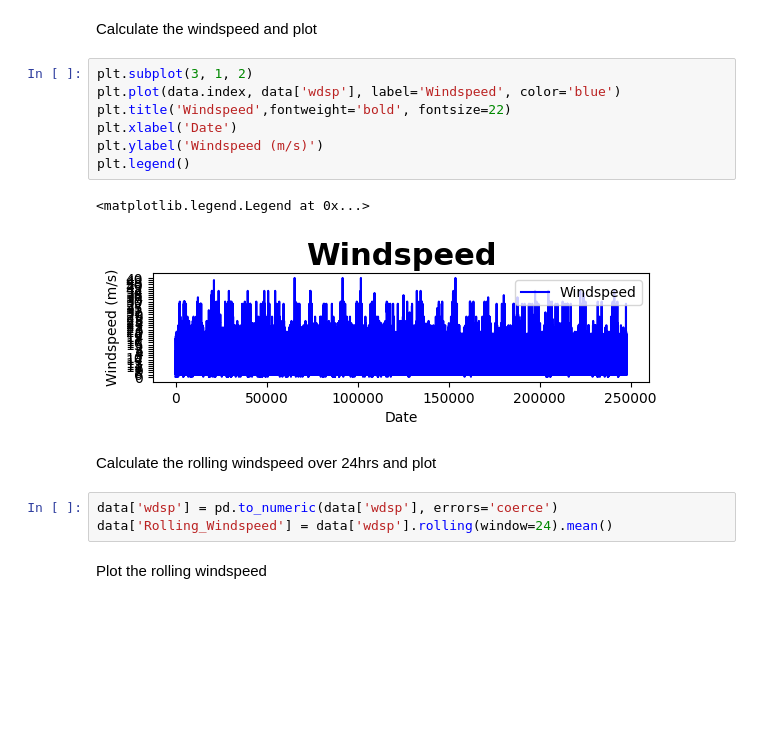
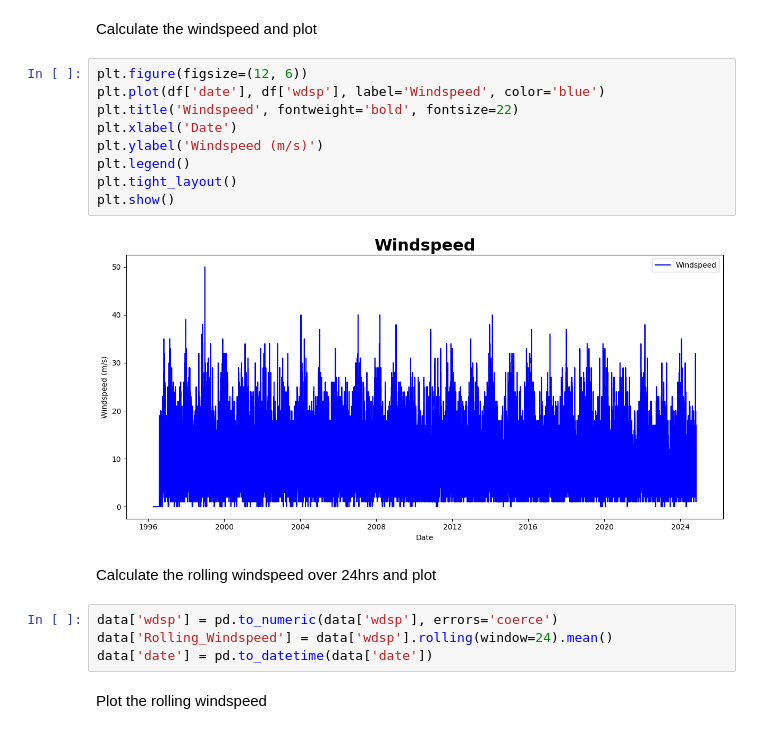
Before and after one commit to GraceMarySmyth/programming-for-data-analytics, a Jupyter notebook: Assignments/assignment_6_Weather.ipynb, the cells around one changed output. Saved outputs shown, nothing was run; the diff lists cells and outputs as text; blank space fills up the shorter version.

```diff
--- a/Assignments/assignment_6_Weather.ipynb
+++ b/Assignments/assignment_6_Weather.ipynb
@@ -165,20 +165,22 @@ df = df.dropna()
 # %% [markdown]
 Calculate the windspeed and plot
 # %%
-plt.subplot(3, 1, 2)
-plt.plot(data.index, data['wdsp'], label='Windspeed', color='blue')
-plt.title('Windspeed',fontweight='bold', fontsize=22)
+plt.figure(figsize=(12, 6))
+plt.plot(df['date'], df['wdsp'], label='Windspeed', color='blue')
+plt.title('Windspeed', fontweight='bold', fontsize=22)
 plt.xlabel('Date')
 plt.ylabel('Windspeed (m/s)')
 plt.legend()
+plt.tight_layout()
+plt.show()
 # %% [output]
-<matplotlib.legend.Legend at 0x...>
-[figure, old version]
+[figure, new version]
 # %% [markdown]
 Calculate the rolling windspeed over 24hrs and plot
 # %%
 data['wdsp'] = pd.to_numeric(data['wdsp'], errors='coerce')
 data['Rolling_Windspeed'] = data['wdsp'].rolling(window=24).mean()
+data['date'] = pd.to_datetime(data['date'])
 # %% [markdown]
 Plot the rolling windspeed
 # %%
```
Also changed, not shown: parts of 6 cells of this notebook.
